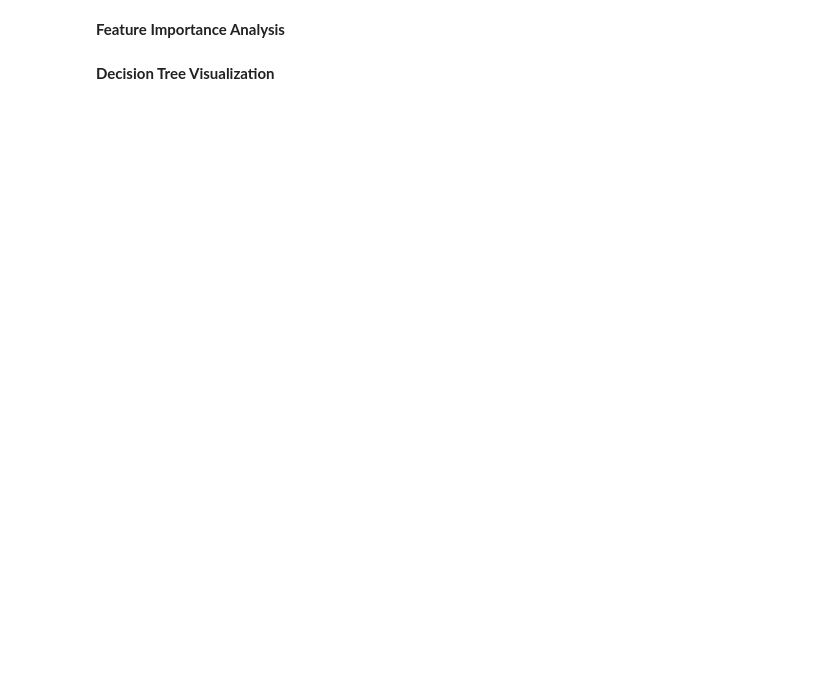
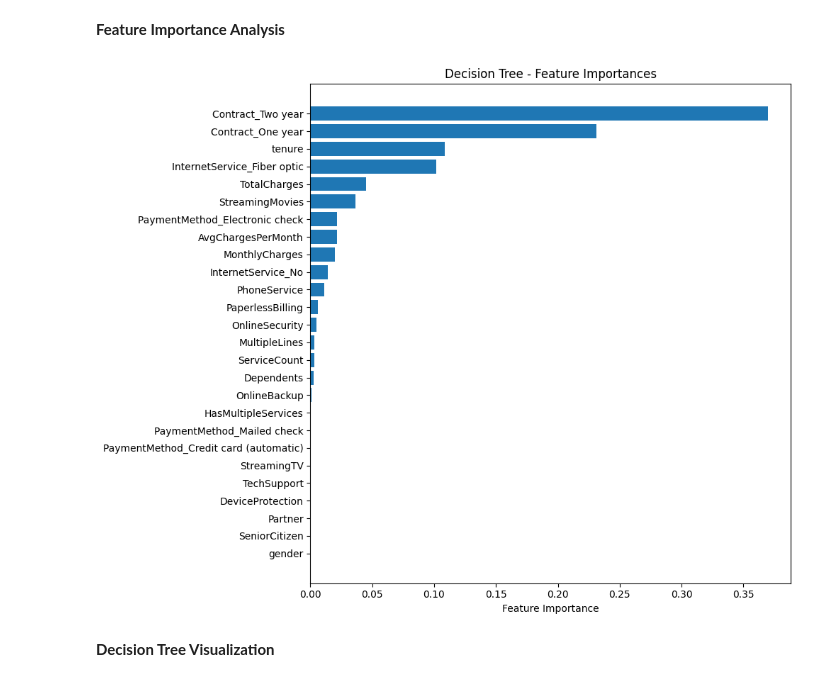
Before and after one commit to Dinu-Nimnara/CM2604_CW_2425587, a Jupyter notebook: CM2604_CW_2425587.ipynb, the cells around one changed output. Drawn from its saved outputs; the diff is of its cells as text; code cells hidden in the pictures; blank space fills up the shorter version.

```diff
--- a/CM2604_CW_2425587.ipynb
+++ b/CM2604_CW_2425587.ipynb
@@ -1398,15 +1256,25 @@ NameError: name 'best_thresh_dt' is not defined
 # %% [markdown]
 **Feature Importance Analysis**
 # %%
+
 importance = dt_optimal.feature_importances_
-indices = np.argsort(importance)[::-1]
+indices = np.argsort(importance)[::-1]  # sorted biggest → smallest
 
-plt.figure(figsize=(12,6))
-plt.bar(range(len(importance)), importance[indices])
-plt.xticks(range(len(importance)), X_train_tree.columns[indices], rotation=90)
+plt.figure(figsize=(10, 8))
+
+# horizontal bar chart
+plt.barh(range(len(importance)), importance[indices])
+plt.yticks(range(len(importance)), X_train_tree.columns[indices])
+plt.xlabel("Feature Importance")
 plt.title("Decision Tree - Feature Importances")
+
+# invert y-axis so highest importance is at the top
+plt.gca().invert_yaxis()
+
 plt.tight_layout()
 plt.show()
+# %% [output]
+[figure, added]
 # %% [markdown]
 **Decision Tree Visualization**
 # %%
```
Also changed, not shown: parts of 46 cells of this notebook.
